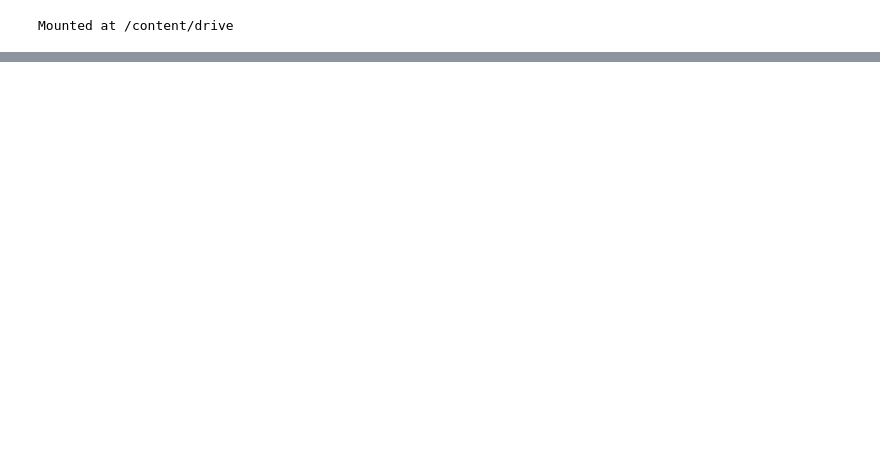
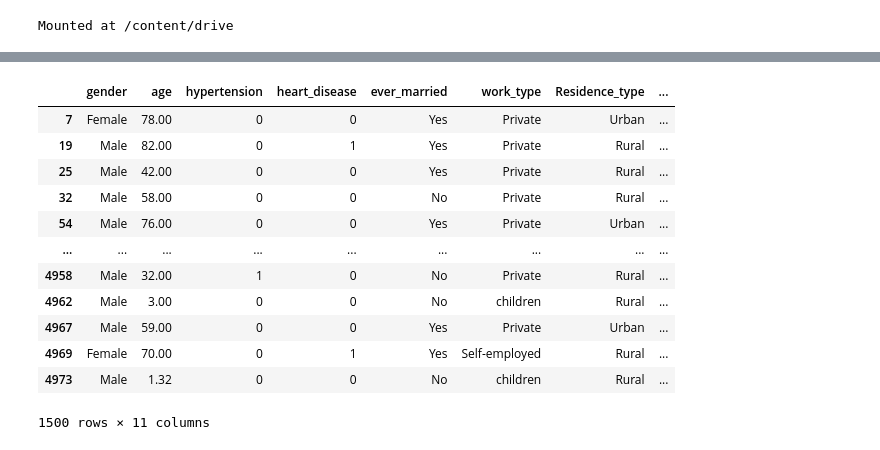
Before and after one commit to oktaviacitra/classification, a Jupyter notebook: StrokePrediction.ipynb, the cells around one changed output, grey strips where cells are left out. Cells and saved outputs as stored; diff of their text form; code cells hidden in the pictures; blank space fills up the shorter version.

```diff
--- a/StrokePrediction.ipynb
+++ b/StrokePrediction.ipynb
@@ -30,0 +61,16 @@ dataframe
+# %%
+dataframe.loc[dataframe['smoking_status'] == 'Unknown']
+# %% [output]
+|  | gender | age | hypertension | heart_disease | ever_married | work_type | Residence_type | ... |
+| 7 | Female | 78.00 | 0 | 0 | Yes | Private | Urban | ... |
+| 19 | Male | 82.00 | 0 | 1 | Yes | Private | Rural | ... |
+| 25 | Male | 42.00 | 0 | 0 | Yes | Private | Rural | ... |
+| 32 | Male | 58.00 | 0 | 0 | No | Private | Rural | ... |
+| 54 | Male | 76.00 | 0 | 0 | Yes | Private | Urban | ... |
+| ... | ... | ... | ... | ... | ... | ... | ... | ... |
+| 4958 | Male | 32.00 | 1 | 0 | No | Private | Rural | ... |
+| 4962 | Male | 3.00 | 0 | 0 | No | children | Rural | ... |
+| 4967 | Male | 59.00 | 0 | 0 | Yes | Private | Urban | ... |
+| 4969 | Female | 70.00 | 0 | 1 | Yes | Self-employed | Rural | ... |
+| 4973 | Male | 1.32 | 0 | 0 | No | children | Rural | ... |
+1500 rows × 11 columns
```
Also changed, not shown: parts of 4 cells of this notebook.
